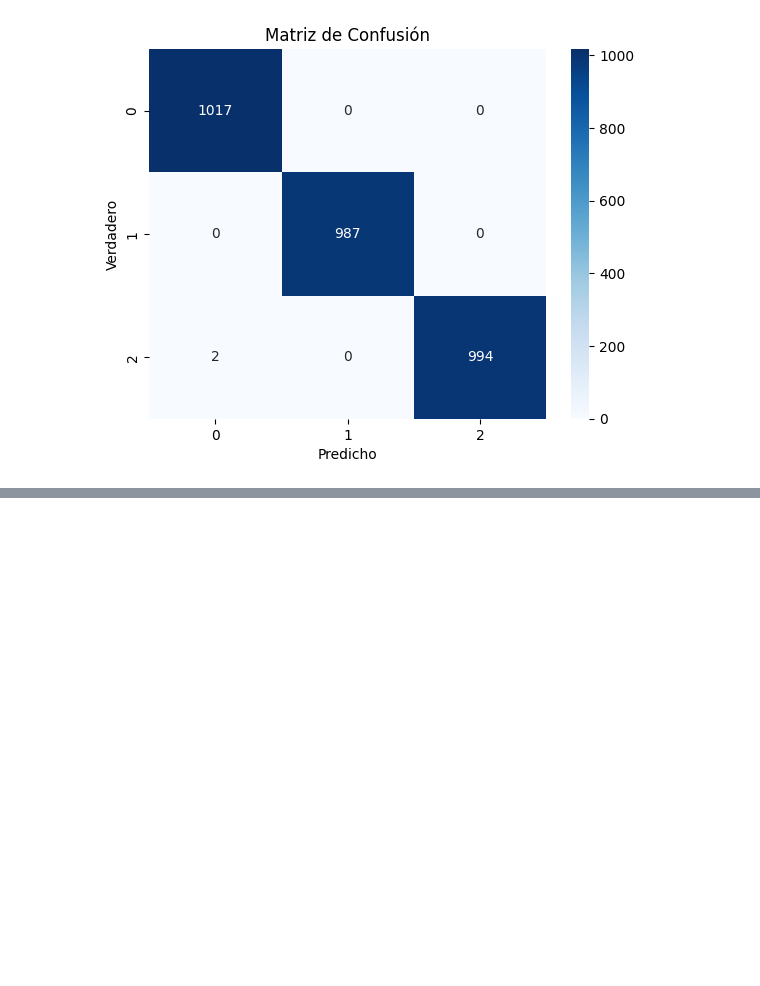
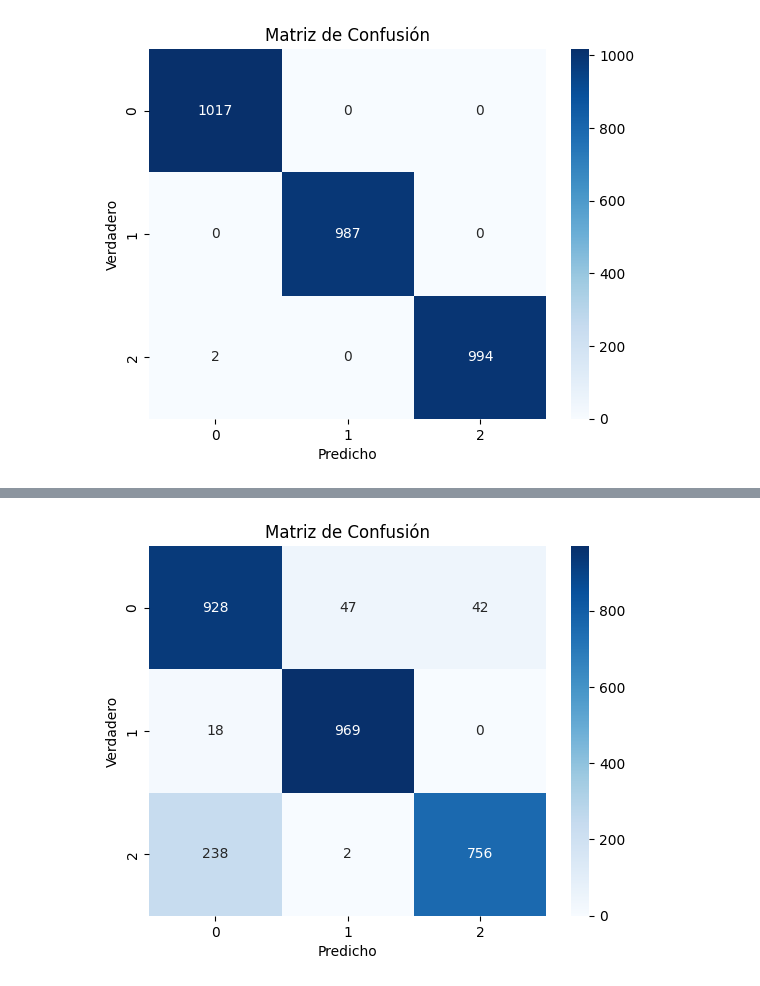
Before and after one commit to HikrisA/Samsung, a Jupyter notebook: PF1.ipynb, the cells around one changed output, grey strips where cells are left out. Cells and saved outputs as stored; diff of their text form; code cells hidden in the pictures; blank space fills up the shorter version.

```diff
--- a/PF1.ipynb
+++ b/PF1.ipynb
@@ -220,0 +275,15 @@ plt.show()
+# %%
+# Crear las listas de etiquetas verdaderas y predicciones
+y_true_list = []
+y_pred_list = []
+
+for images, labels in val_ds:
+    y_true_list.append(labels.numpy())  # Convertimos las etiquetas a numpy
+    y_pred_probs = model.predict(images)  # Predecimos las probabilidades
+    y_pred_labels = np.argmax(y_pred_probs, axis=1)  # Convertimos las probabilidades a 0 o 1
+    y_pred_list.append(y_pred_labels)  # Guardamos las predy_test_clases = np.argmax(y_true, axis=1)icciones
+
+# Unir las listas de etiquetas verdaderas y predicciones
+y_true = np.concatenate(y_true_list)
+y_test_clases = np.argmax(y_true, axis=1)
+y_pred = np.concatenate(y_pred_list)
@@ -221,2 +308,14 @@ plt.show()
+# %%
+# Crear la matriz de confusión
+cm = confusion_matrix(y_test_clases, y_pred)
+
+# Visualizarla con seaborn
+sns.heatmap(cm, annot=True, fmt="d", cmap="Blues")
+plt.xlabel("Predicho")
+plt.ylabel("Verdadero")
+plt.title("Matriz de Confusión")
+plt.show()
+# %% [output]
+[figure, added]
 # %%
 # Cargar la imagen
```
Also changed, not shown: parts of 13 cells of this notebook.
